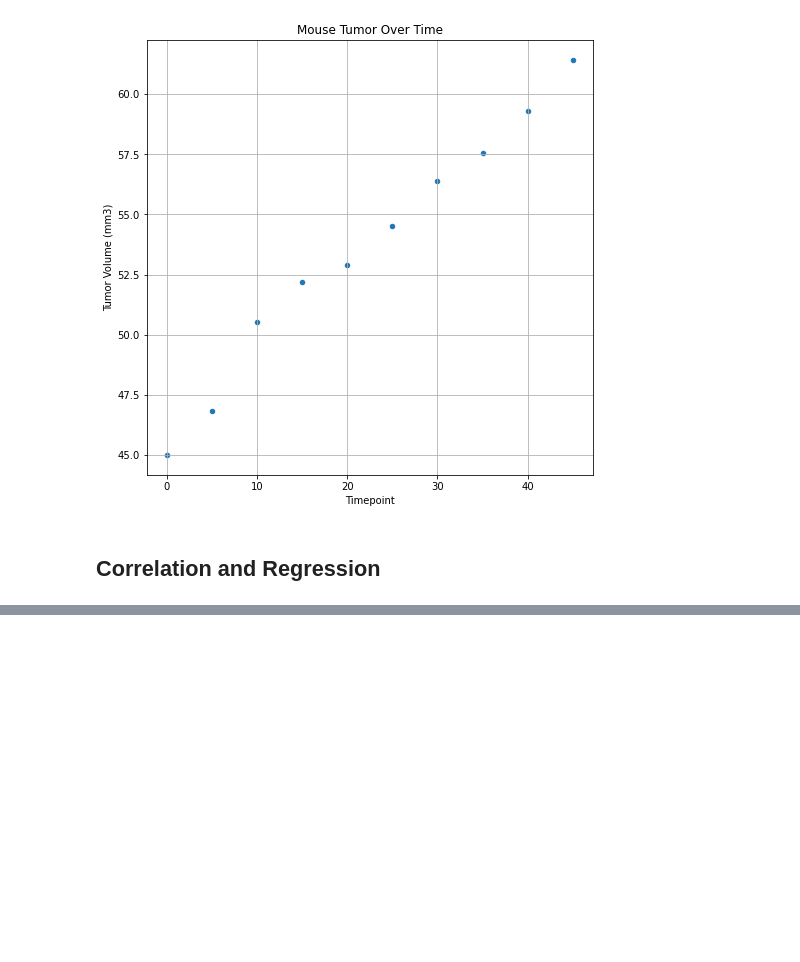
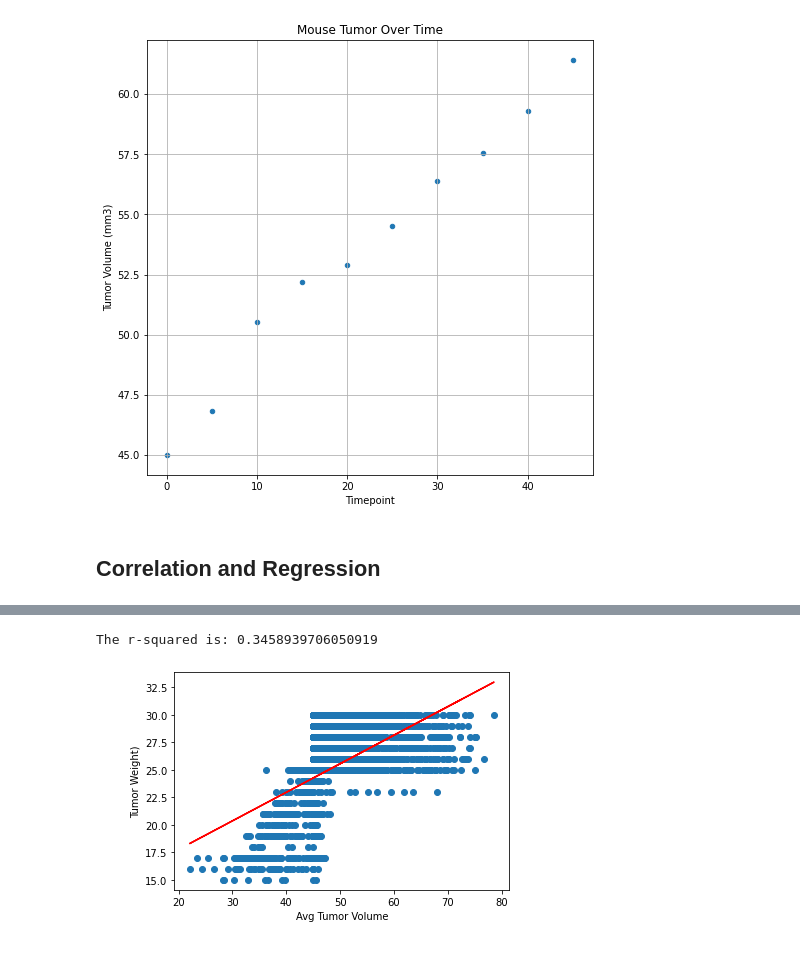
Before and after one commit to jhurley684/05-matplotlib-Pymaceuticals, a Jupyter notebook: Instructions/Pymaceuticals/pymaceuticals_starter.ipynb, the cells around one changed output, grey strips where cells are left out. Cells and saved outputs as stored; diff of their text form; code cells hidden in the pictures; blank space fills up the shorter version.

Commit message:
Tumor Volume needs to be averaged and needs to be cleaned up

```diff
--- a/Instructions/Pymaceuticals/pymaceuticals_starter.ipynb
+++ b/Instructions/Pymaceuticals/pymaceuticals_starter.ipynb
@@ -416,3 +417,5 @@ plt.show()
 # %%
 # Calculate the correlation coefficient and linear regression model
 # for mouse weight and average tumor volume for the Capomulin regimen
+merge_mice_wt = merge_mice[['Mouse ID','Tumor Volume (mm3)','Weight (g)']]
+merge_mice_wt
@@ -418,0 +436,16 @@ plt.show()
+# %%
+x_values = merge_mice_wt['Tumor Volume (mm3)']
+y_values = merge_mice_wt['Weight (g)']
+(slope, intercept, rvalue, pvalue, stderr) = linregress(x_values, y_values)
+regress_values = x_values * slope + intercept
+line_eq = "y = " + str(round(slope,2)) + "x + " + str(round(intercept,2))
+plt.scatter(x_values,y_values)
+plt.plot(x_values,regress_values,"r-")
+plt.annotate(line_eq,(6,10),fontsize=15,color="red")
+plt.xlabel('Avg Tumor Volume')
+plt.ylabel('Tumor Weight)')
+print(f"The r-squared is: {rvalue**2}")
+plt.show()
+# %% [output]
+The r-squared is: 0.3458939706050919
+[figure, added]
```
Also changed, not shown: parts of 2 cells of this notebook.
